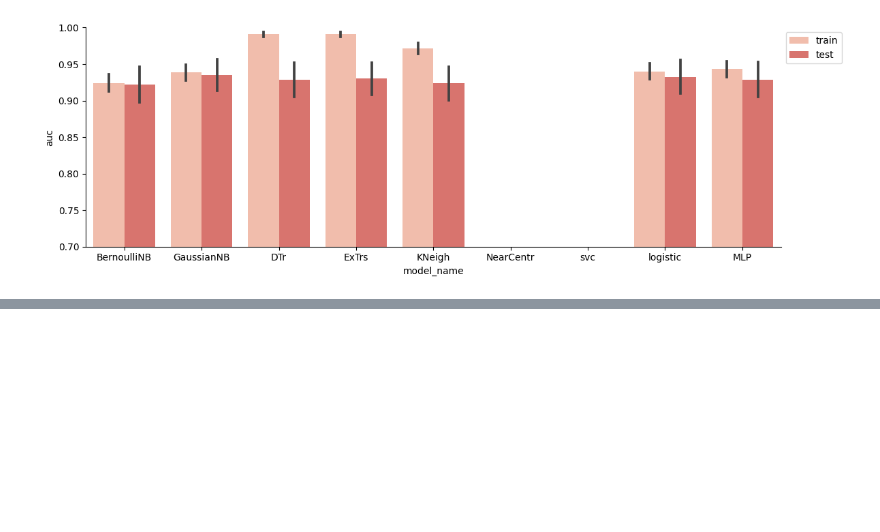
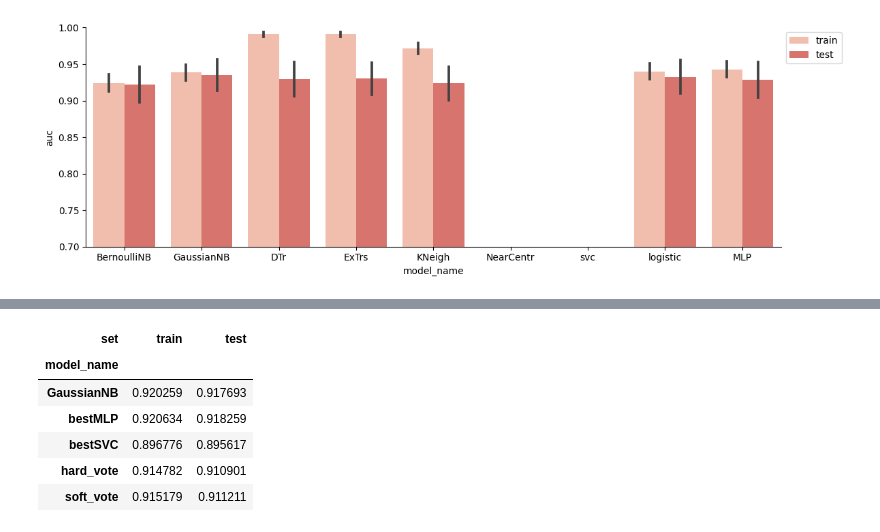
Before and after one commit to maikelps/SleepDisorder, a Jupyter notebook: ML_Assessment.ipynb, the cells around one changed output, grey strips where cells are left out. Cells and saved outputs as stored; diff of their text form; code cells hidden in the pictures; blank space fills up the shorter version.

```diff
--- a/ML_Assessment.ipynb
+++ b/ML_Assessment.ipynb
@@ -193,0 +286,38 @@ For the last two, there's a slighly higher overfitting. The testing set evaluati
+# %%
+_folds, _names, _accuracy, _precision, _recall, _f1, _set_type = [], [], [], [], [], [], []
+
+for MODEL_NAME, ML_MODEL in models.items():
+    #print("*"*88)
+    for fold_id, (train_index, test_index) in enumerate(rKF.split(X)):
+
+        # Train test split
+        X_train, y_train = X.iloc[train_index], y.iloc[train_index]
+        X_test, y_test = X.iloc[test_index], y.iloc[test_index]
+
+        # Pipeline for training
+        _local_pipe = Pipeline([
+                                ('scaler', MinMaxScaler()),
+                                (MODEL_NAME, ML_MODEL)
+                            ])
+
+        # Fitting
+        _local_pipe.fit(X_train, y_train)
+
+        # Test the results in training and test to check for overfitting
+        lab = {'train' : (X_train, y_train), 'test': (X_test, y_test)}
+
+        for lab_type, (X1,Y1) in lab.items():
+
+            # Keeping len
+            _folds.append(fold_id)
+            _names.append(MODEL_NAME)
+            _set_type.append( lab_type )
+
+            # Predictions
+            y_pred = _local_pipe.predict(X1)
+
+            # Metrics
+            _accuracy.append( accuracy_score(Y1, y_pred) )
+            _precision.append( precision_score(Y1, y_pred) )
+            _recall.append( recall_score(Y1, y_pred) ) #<-- intended
+            _f1.append( f1_score(Y1, y_pred) )
@@ -193,0 +327,11 @@ For the last two, there's a slighly higher overfitting. The testing set evaluati
+# %%
+# Quick  look to the average performance
+result2_df.groupby(by=['model_name','set']).agg({'mean'}).loc[:,'recall'].unstack().droplevel(0,axis=1).filter(['train','test'])
+# %% [output]
+| set | train | test |
+| model_name |  |  |
+| GaussianNB | 0.920259 | 0.917693 |
+| bestMLP | 0.920634 | 0.918259 |
+| bestSVC | 0.896776 | 0.895617 |
+| hard_vote | 0.914782 | 0.910901 |
+| soft_vote | 0.915179 | 0.911211 |
```
Also changed, not shown: parts of 19 cells of this notebook, 4 other files.
